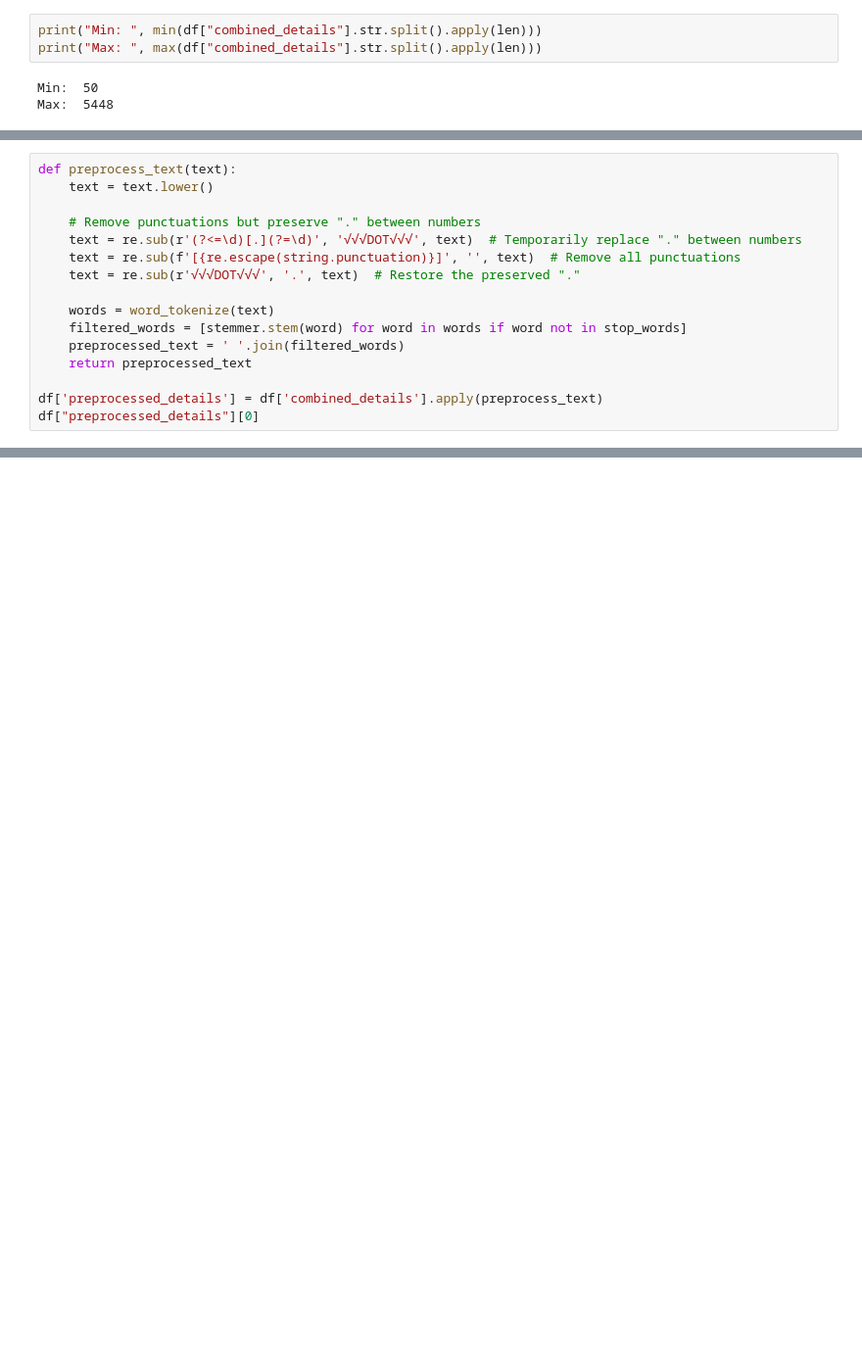
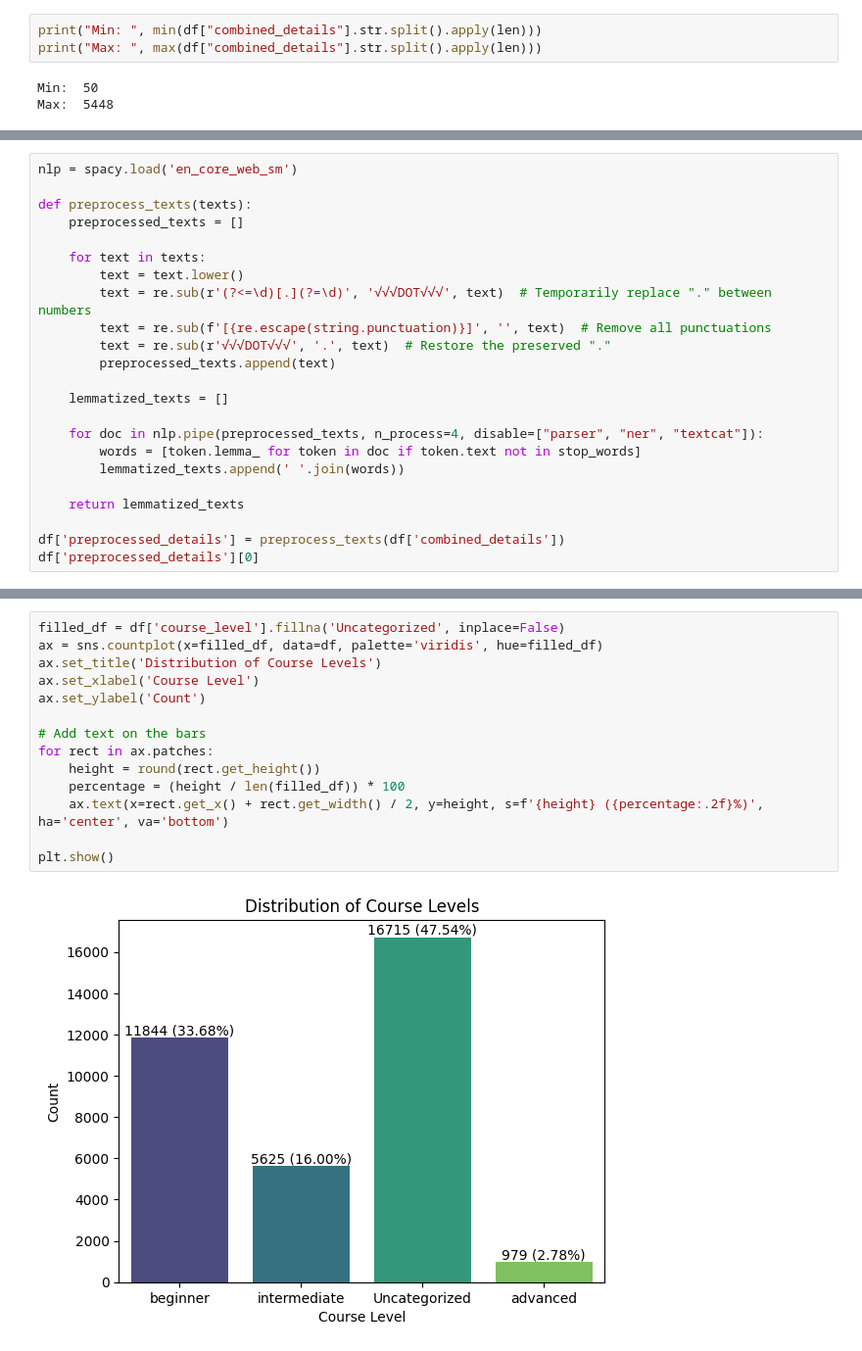
Before and after one commit to chidinma-godwin/course-recommendation-nlp, a Jupyter notebook: course_recommendation.ipynb, the cells around one changed output, grey strips where cells are left out. Shown at 98% size. Drawn from its saved outputs; the diff is of its cells as text; blank space fills up the shorter version.

Commit message:
Visualise the data and replace stemming with lemmatization in the data preprocessing step

```diff
--- a/course_recommendation.ipynb
+++ b/course_recommendation.ipynb
@@ -215,17 +205,24 @@ stemmer = PorterStemmer()
 # %%
-def preprocess_text(text):
-    text = text.lower()
+nlp = spacy.load('en_core_web_sm')
 
-    # Remove punctuations but preserve "." between numbers
-    text = re.sub(r'(?<=\d)[.](?=\d)', '√√√DOT√√√', text)  # Temporarily replace "." between numbers
-    text = re.sub(f'[{re.escape(string.punctuation)}]', '', text)  # Remove all punctuations
-    text = re.sub(r'√√√DOT√√√', '.', text)  # Restore the preserved "."
+def preprocess_texts(texts):
+    preprocessed_texts = []
 
-    words = word_tokenize(text)
-    filtered_words = [stemmer.stem(word) for word in words if word not in stop_words]
-    preprocessed_text = ' '.join(filtered_words)
-    return preprocessed_text
+    for text in texts:
+        text = text.lower()
+        text = re.sub(r'(?<=\d)[.](?=\d)', '√√√DOT√√√', text)  # Temporarily replace "." between numbers
+        text = re.sub(f'[{re.escape(string.punctuation)}]', '', text)  # Remove all punctuations
+        text = re.sub(r'√√√DOT√√√', '.', text)  # Restore the preserved "."
+        preprocessed_texts.append(text)
 
-df['preprocessed_details'] = df['combined_details'].apply(preprocess_text)
-df["preprocessed_details"][0]
+    lemmatized_texts = []
+
+    for doc in nlp.pipe(preprocessed_texts, n_process=4, disable=["parser", "ner", "textcat"]):
+        words = [token.lemma_ for token in doc if token.text not in stop_words]
+        lemmatized_texts.append(' '.join(words))
+
+    return lemmatized_texts
+
+df['preprocessed_details'] = preprocess_texts(df['combined_details'])
+df['preprocessed_details'][0]
 # %% [output]
@@ -238,0 +238,16 @@ Max:  2846
+# %%
+filled_df = df['course_level'].fillna('Uncategorized', inplace=False)
+ax = sns.countplot(x=filled_df, data=df, palette='viridis', hue=filled_df)
+ax.set_title('Distribution of Course Levels')
+ax.set_xlabel('Course Level')
+ax.set_ylabel('Count')
+
+# Add text on the bars
+for rect in ax.patches:
+    height = round(rect.get_height())
+    percentage = (height / len(filled_df)) * 100
+    ax.text(x=rect.get_x() + rect.get_width() / 2, y=height, s=f'{height} ({percentage:.2f}%)', ha='center', va='bottom')
+
+plt.show()
+# %% [output]
+[figure, added]
```
Also changed, not shown: parts of 19 cells of this notebook.
